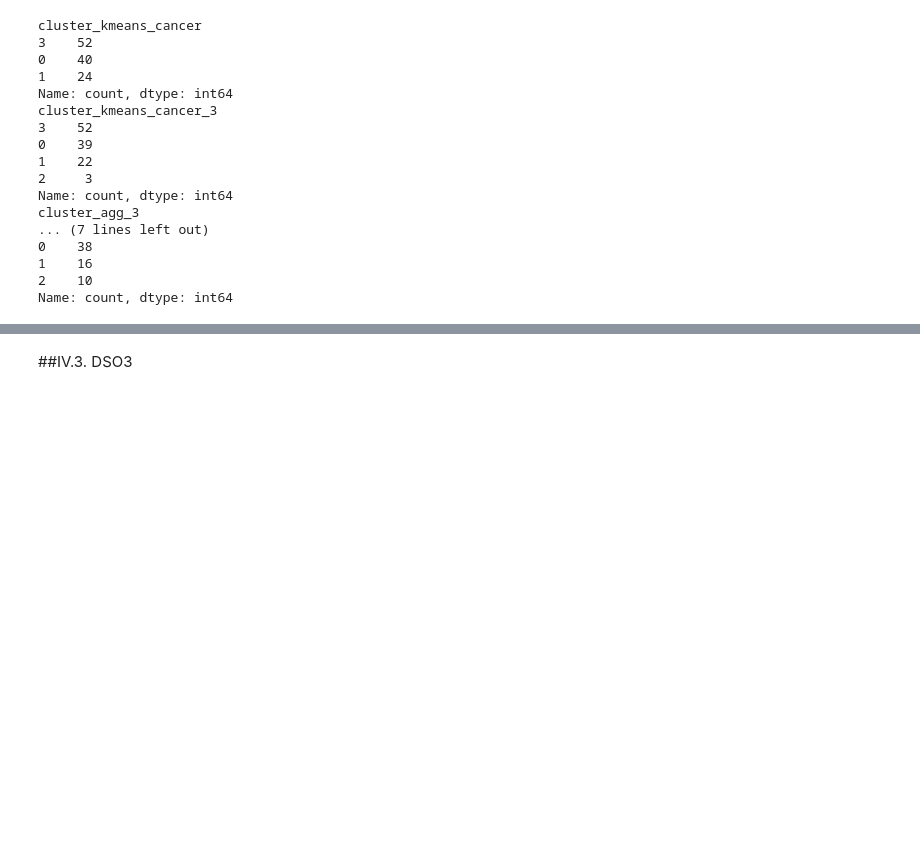
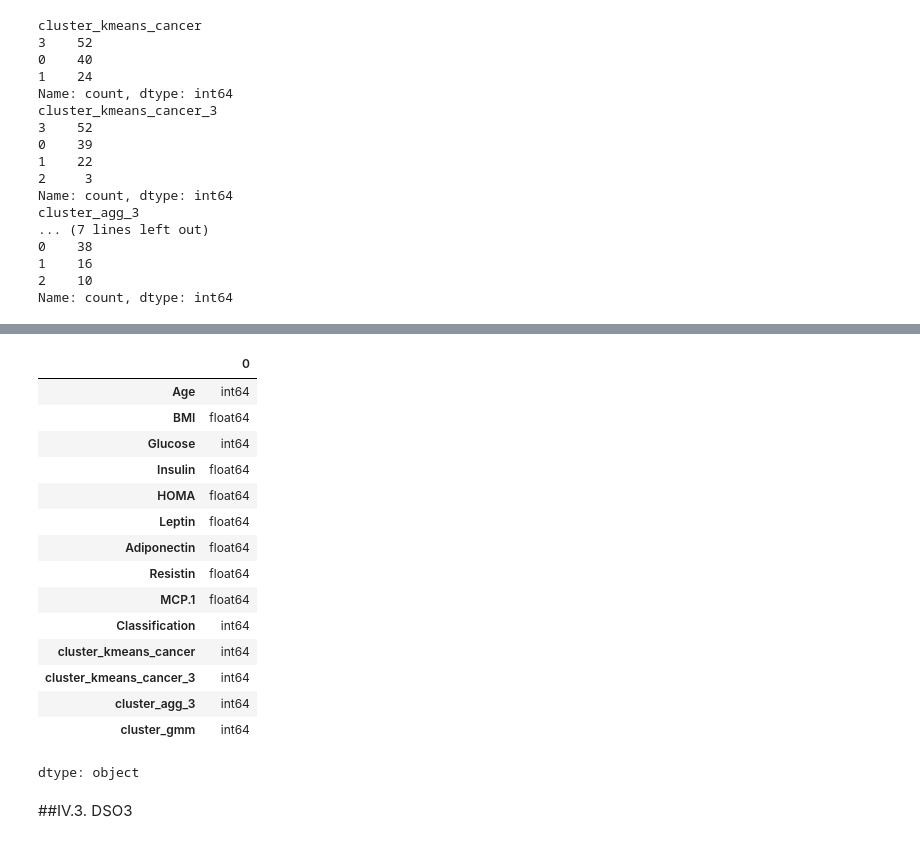
Before and after one commit to eyaguirat10/CoWin-Breast-Cancer-Detection, a Jupyter notebook: Eya_Guirat_Breast_Cancer_Detection.ipynb, the cells around one changed output, grey strips where cells are left out. Cells and saved outputs as stored; diff of their text form; code cells hidden in the pictures; blank space fills up the shorter version.

```diff
--- a/Eya_Guirat_Breast_Cancer_Detection.ipynb
+++ b/Eya_Guirat_Breast_Cancer_Detection.ipynb
@@ -1573,3 +1583,22 @@ Name: count, dtype: int64
+# %%
+df_complet.dtypes
+# %% [output]
+|  | 0 |
+| Age | int64 |
+| BMI | float64 |
+| Glucose | int64 |
+| Insulin | float64 |
+| HOMA | float64 |
+| Leptin | float64 |
+| Adiponectin | float64 |
+| Resistin | float64 |
+| MCP.1 | float64 |
+| Classification | int64 |
+| cluster_kmeans_cancer | int64 |
+| cluster_kmeans_cancer_3 | int64 |
+| cluster_agg_3 | int64 |
+| cluster_gmm | int64 |
+dtype: object
 # %% [markdown]
 ##IV.3. DSO3
 # %% [markdown]
```
Also changed, not shown: parts of 25 cells of this notebook.
